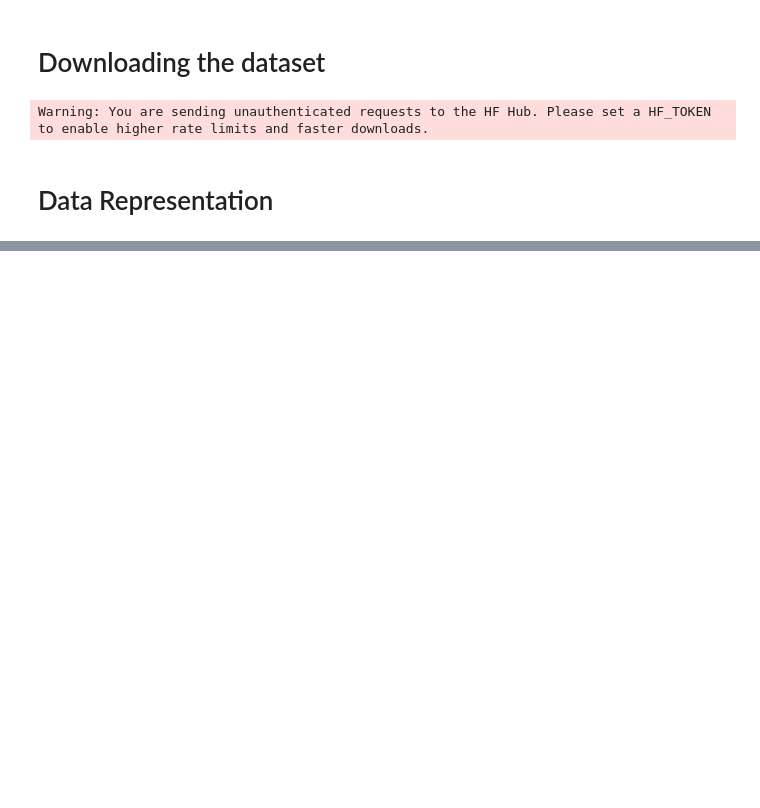
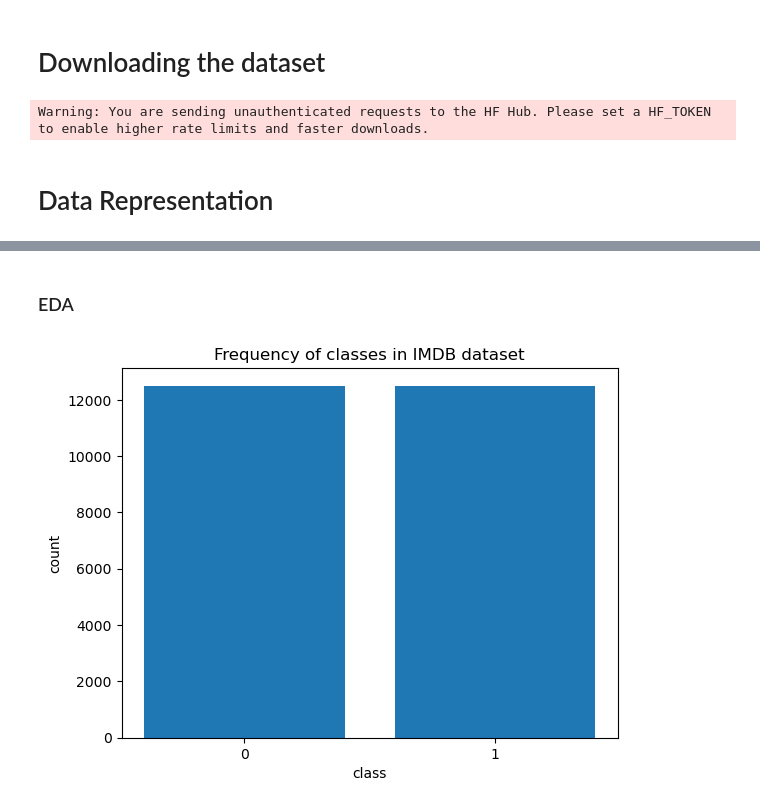
Before and after one commit to Chiraagkv/ML-NLP-Project, a Jupyter notebook: models.ipynb, the cells around one changed output, grey strips where cells are left out. Drawn from its saved outputs; the diff is of its cells as text; code cells hidden in the pictures; blank space fills up the shorter version.

```diff
--- a/models.ipynb
+++ b/models.ipynb
@@ -107,0 +134,23 @@ def cosine_similarity(tfidf_docs, query_vec):
+# %% [markdown]
+### EDA
+# %%
+train = dataset["train"]
+test = dataset["test"]
+
+X_train_docs = train["text"]
+y_train = np.array(train["label"])
+
+X_test_docs = test["text"]
+y_test = np.array(test["label"])
+# %%
+classes, counts = np.unique(y_train,return_counts=True)
+plt.bar(classes, counts)
+plt.xlabel('class')
+plt.ylabel('count')
+
+plt.xticks(classes)
+
+plt.title('Frequency of classes in IMDB dataset')
+plt.show()
+# %% [output]
+[figure, added]
```
Also changed, not shown: parts of 14 cells of this notebook, 1 other file.
